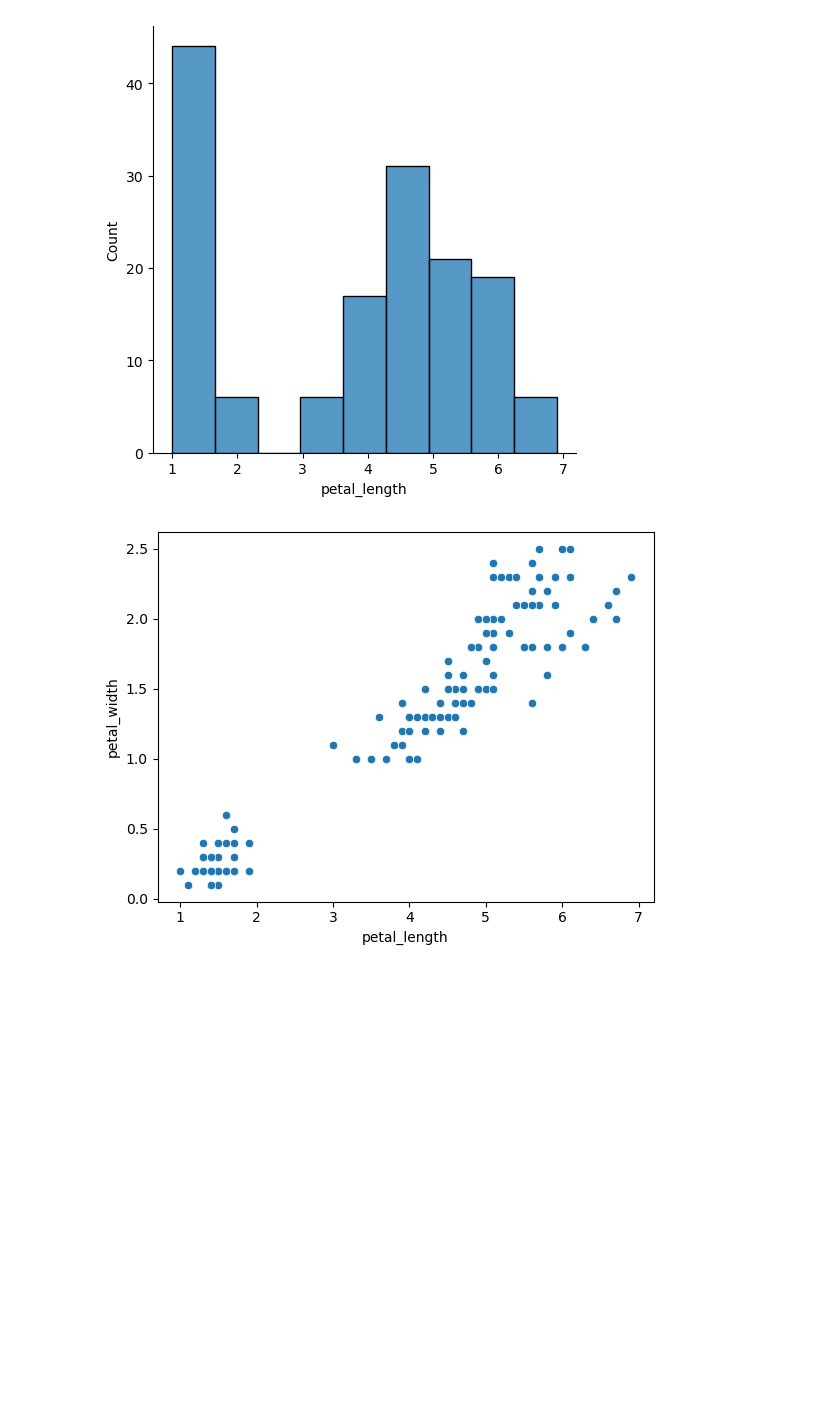
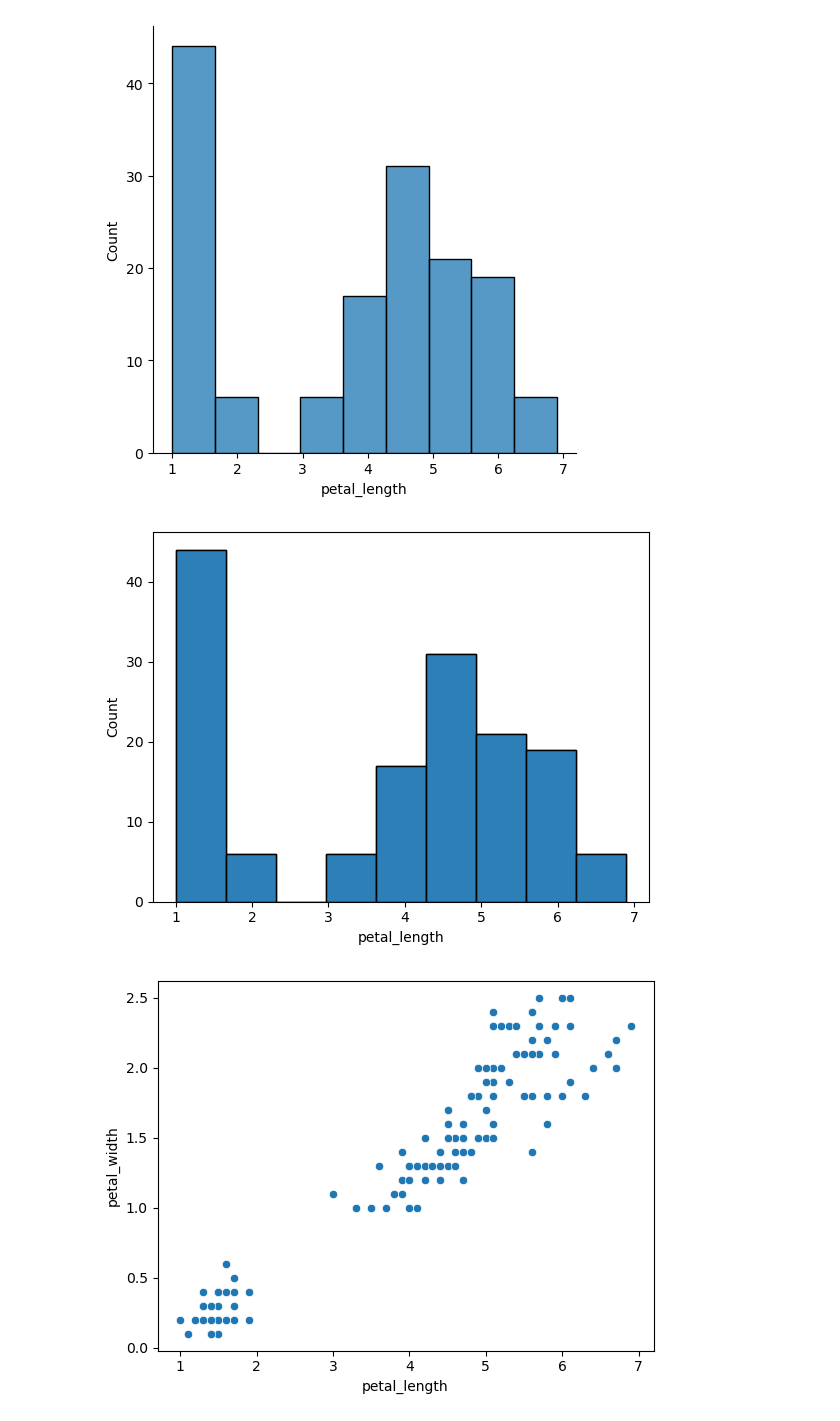
Before and after one commit to gabecavazos/numpy-pandas-visualization-exercises, a Jupyter notebook: seaborn_exercises.ipynb, the cells around one changed output. Drawn from its saved outputs; the diff is of its cells as text; code cells hidden in the pictures; blank space fills up the shorter version.

```diff
--- a/seaborn_exercises.ipynb
+++ b/seaborn_exercises.ipynb
@@ -38,6 +38,11 @@ x='petal_length')
 # %% [output]
 <seaborn.axisgrid.FacetGrid at 0x...>
 [figure]
+# %%
+sns.histplot(data=iris, x='petal_length')
+plt.show()
+# %% [output]
+[figure, added]
 # %%
 #2 is there correlation between petal length and width?
 sns.scatterplot(
```
Also changed, not shown: parts of 10 cells of this notebook.
